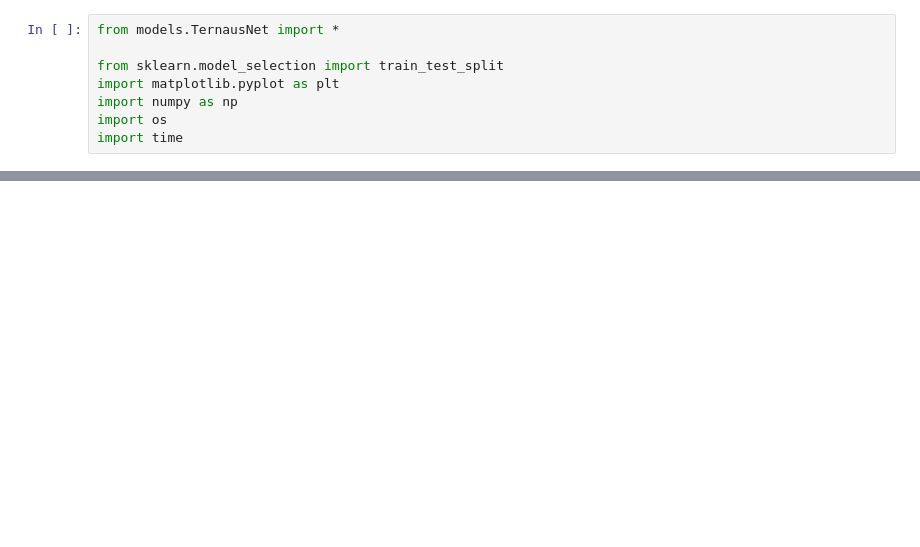
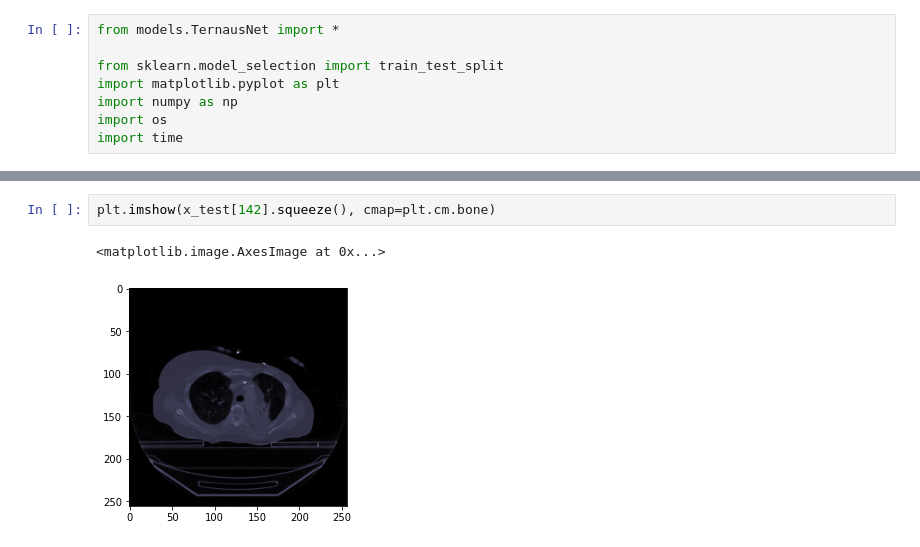
Before and after one commit to botyuu/Anatomical_Structures_Segmentation, a Jupyter notebook: Ternausnet .ipynb, the cells around one changed output, grey strips where cells are left out. Drawn from its saved outputs; the diff is of its cells as text; blank space fills up the shorter version.

```diff
--- a/Ternausnet .ipynb
+++ b/Ternausnet .ipynb
@@ -65,0 +116,5 @@ Epoch 52/100
+# %%
+plt.imshow(x_test[142].squeeze(), cmap=plt.cm.bone)
+# %% [output]
+<matplotlib.image.AxesImage at 0x...>
+[figure, added]
```
Also changed, not shown: parts of 13 cells of this notebook, 1 other file.
